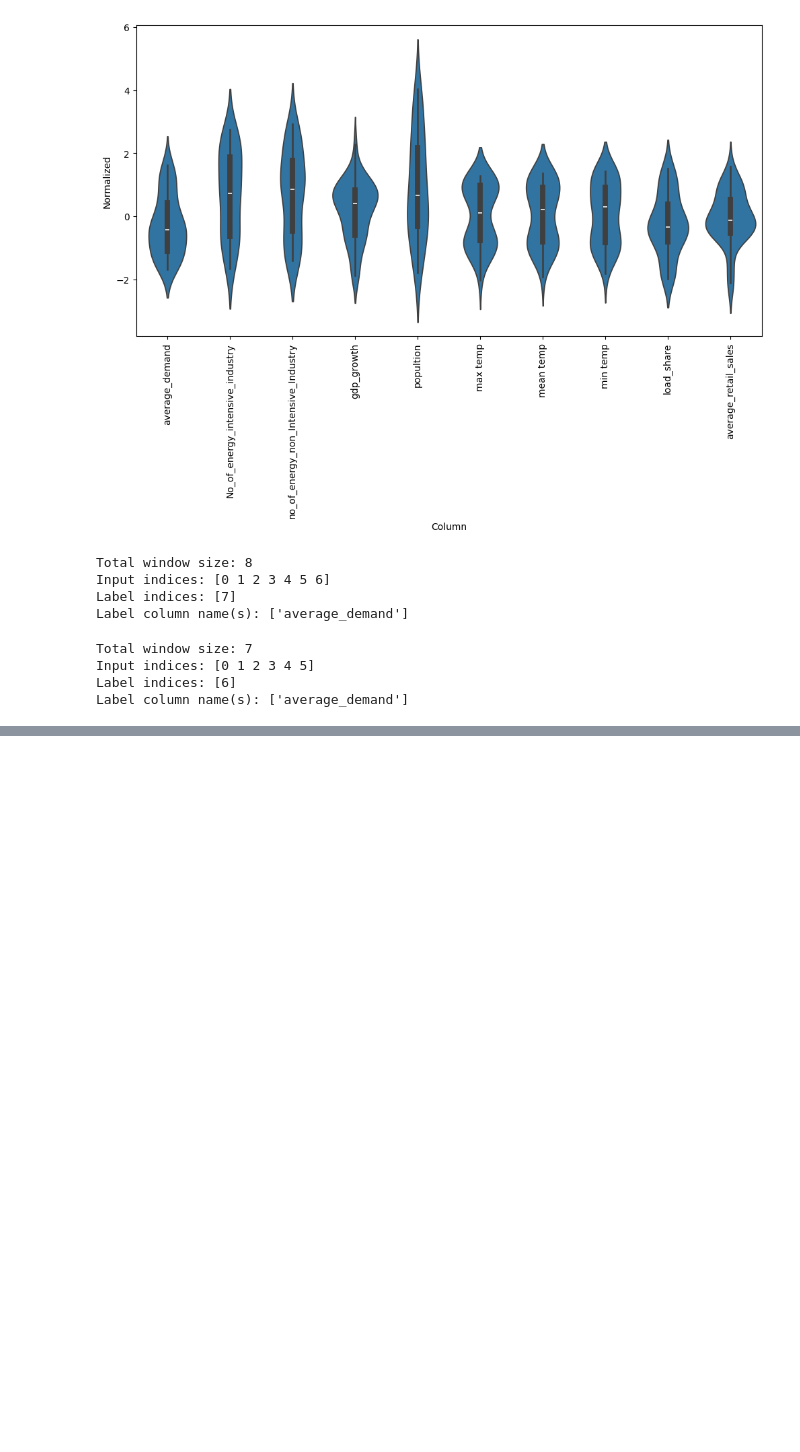
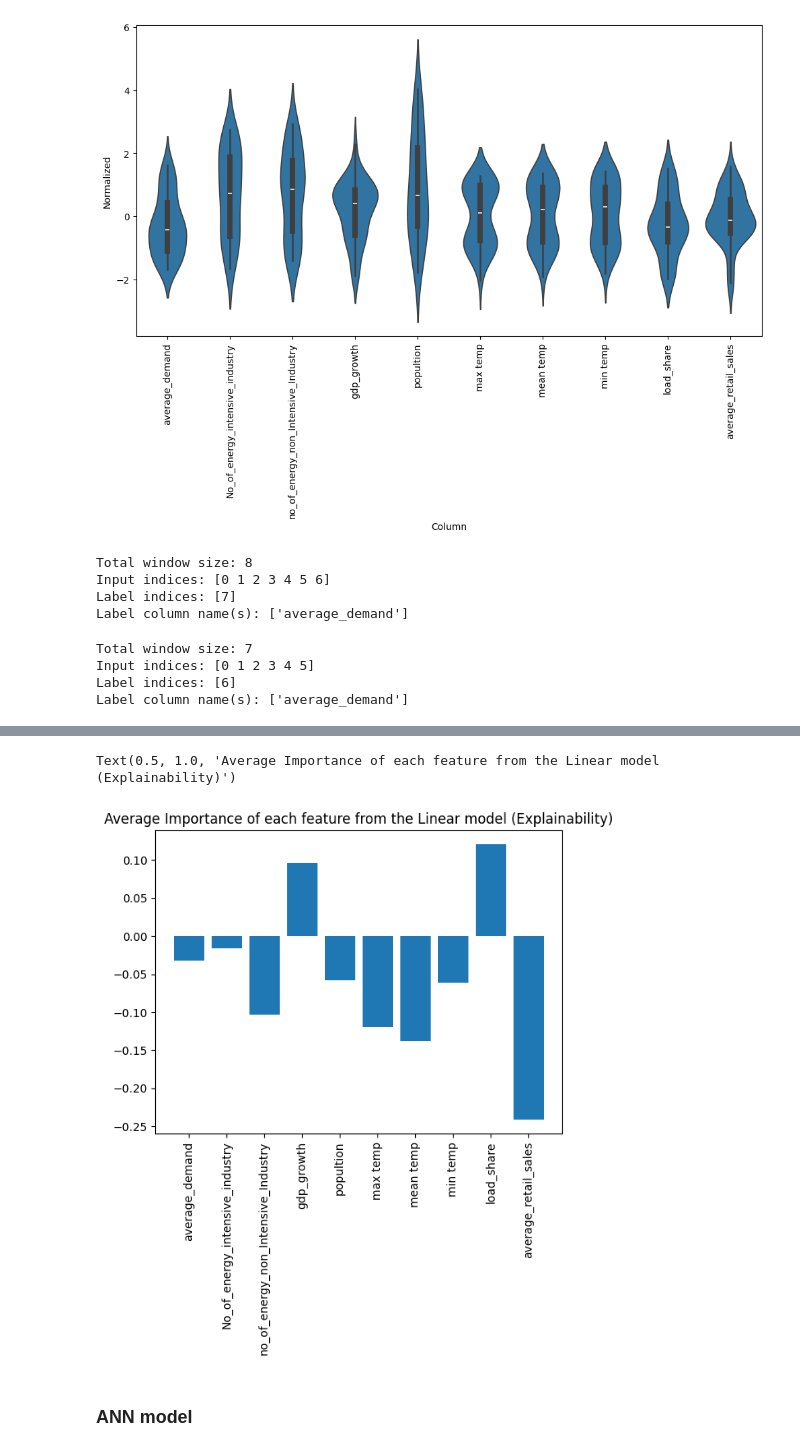
Before and after one commit to Hrithik2212/Forecast-Power, a Jupyter notebook: 01_Starter_Notebook.ipynb, the cells around one changed output, grey strips where cells are left out. Cells and saved outputs as stored; diff of their text form; code cells hidden in the pictures; blank space fills up the shorter version.

```diff
--- a/01_Starter_Notebook.ipynb
+++ b/01_Starter_Notebook.ipynb
@@ -230,0 +425,12 @@ array([[[ 0.42290656, -0.8509169 , -1.35633738,  0.31364389,
+# %%
+plt.bar(x = range(len(train_df.columns)),
+        height=linear.layers[0].kernel.numpy().mean(axis=1))
+axis = plt.gca()
+axis.set_xticks(range(len(train_df.columns)))
+_ = axis.set_xticklabels(train_df.columns, rotation=90)
+plt.title("Average Importance of each feature from the Linear model (Explainability)")
+# %% [output]
+Text(0.5, 1.0, 'Average Importance of each feature from the Linear model (Explainability)')
+[figure, added]
+# %% [markdown]
+### ANN model
```
Also changed, not shown: parts of 29 cells of this notebook.
